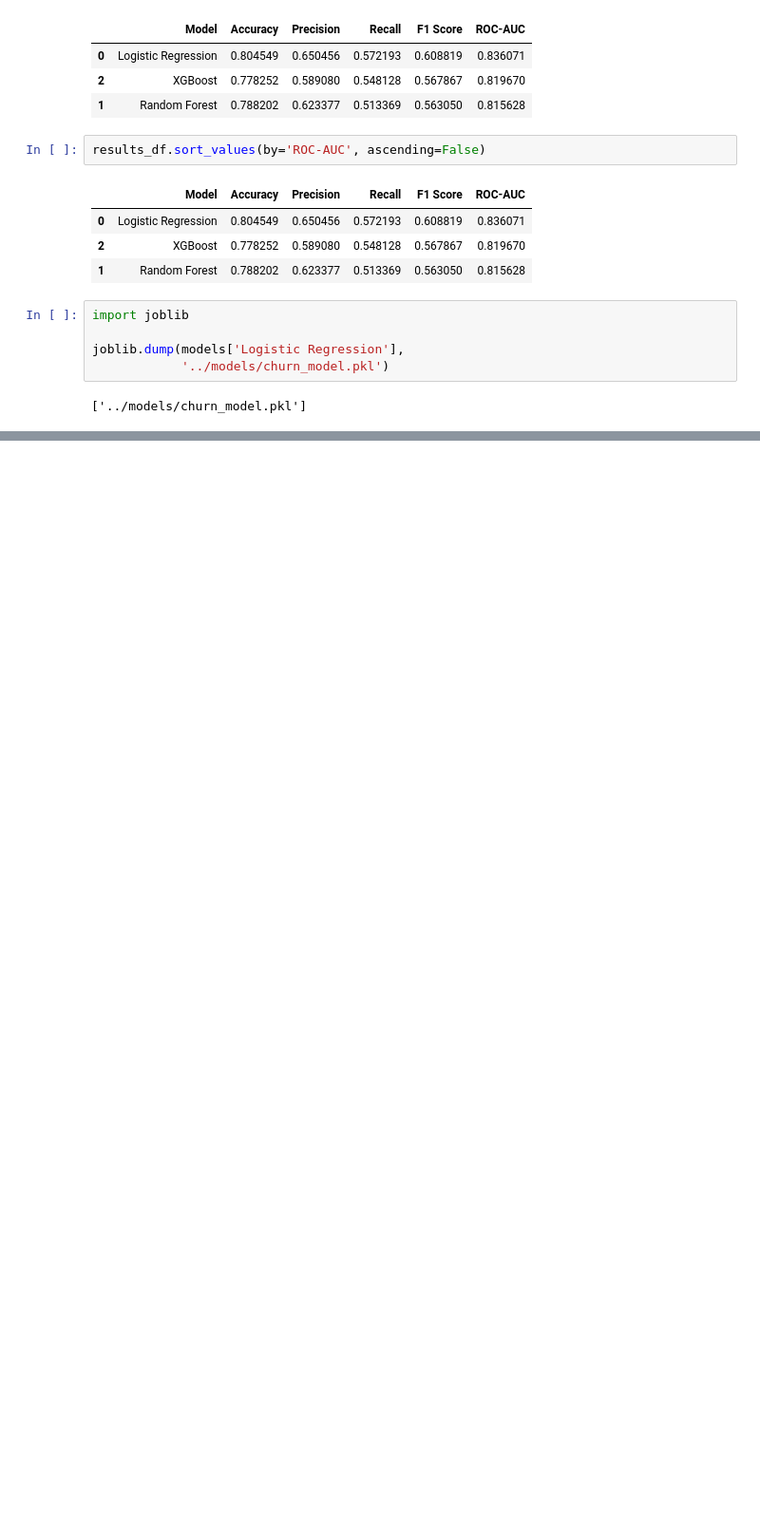
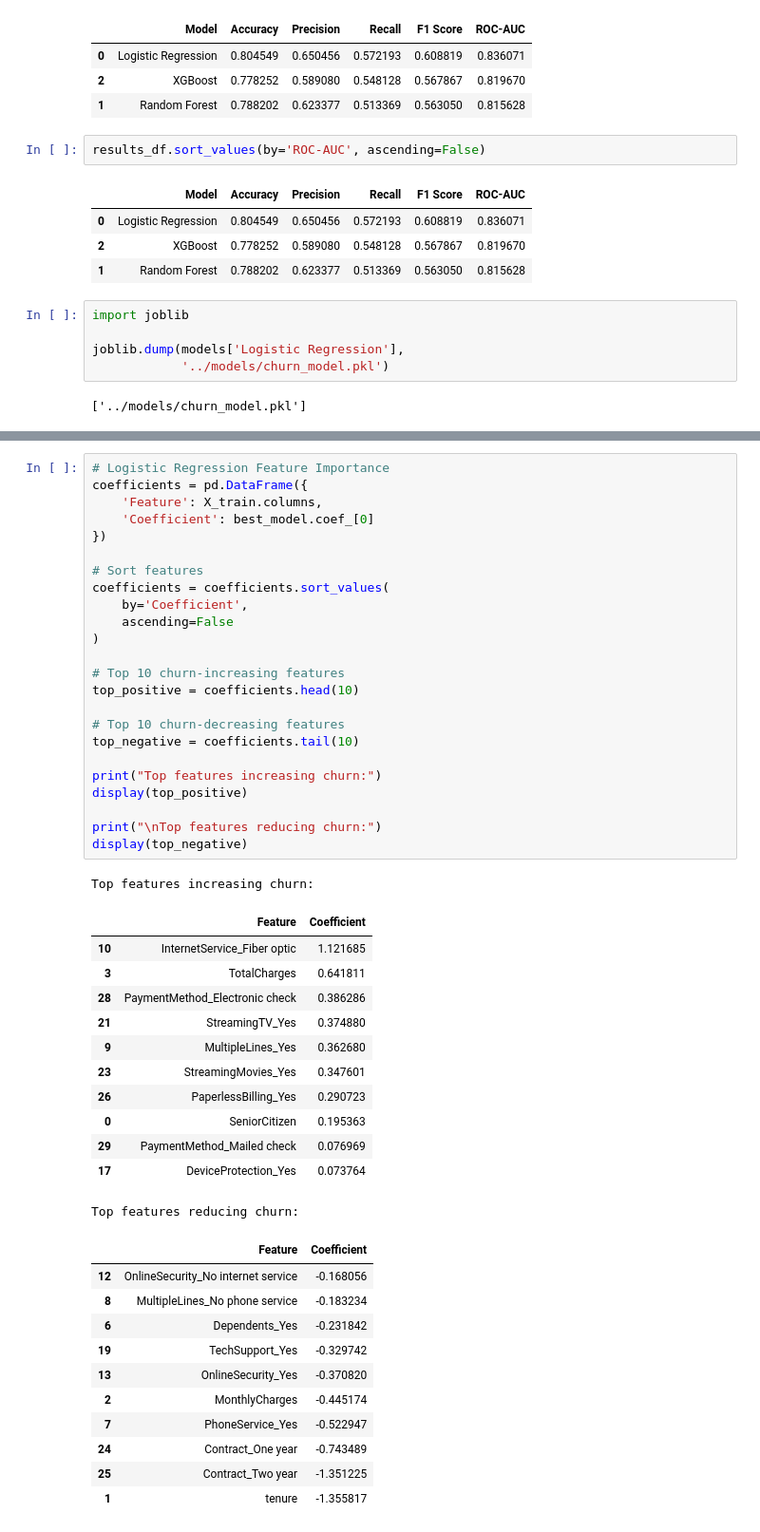
Before and after one commit to gurunath-SR/Customer-Churn-Prediction, a Jupyter notebook: notebooks/03_Model_Training.ipynb, the cells around one changed output, grey strips where cells are left out. Shown at 95% size. Cells and saved outputs as stored; diff of their text form; blank space fills up the shorter version.

```diff
--- a/notebooks/03_Model_Training.ipynb
+++ b/notebooks/03_Model_Training.ipynb
@@ -74,0 +141,49 @@ joblib.dump(models['Logistic Regression'],
+# %%
+# Logistic Regression Feature Importance
+coefficients = pd.DataFrame({
+    'Feature': X_train.columns,
+    'Coefficient': best_model.coef_[0]
+})
+
+# Sort features
+coefficients = coefficients.sort_values(
+    by='Coefficient',
+    ascending=False
+)
+
+# Top 10 churn-increasing features
+top_positive = coefficients.head(10)
+
+# Top 10 churn-decreasing features
+top_negative = coefficients.tail(10)
+
+print("Top features increasing churn:")
+display(top_positive)
+
+print("\nTop features reducing churn:")
+display(top_negative)
+# %% [output]
+Top features increasing churn:
+|  | Feature | Coefficient |
+| 10 | InternetService_Fiber optic | 1.121685 |
+| 3 | TotalCharges | 0.641811 |
+| 28 | PaymentMethod_Electronic check | 0.386286 |
+| 21 | StreamingTV_Yes | 0.374880 |
+| 9 | MultipleLines_Yes | 0.362680 |
+| 23 | StreamingMovies_Yes | 0.347601 |
+| 26 | PaperlessBilling_Yes | 0.290723 |
+| 0 | SeniorCitizen | 0.195363 |
+| 29 | PaymentMethod_Mailed check | 0.076969 |
+| 17 | DeviceProtection_Yes | 0.073764 |
+Top features reducing churn:
+|  | Feature | Coefficient |
+| 12 | OnlineSecurity_No internet service | -0.168056 |
+| 8 | MultipleLines_No phone service | -0.183234 |
+| 6 | Dependents_Yes | -0.231842 |
+| 19 | TechSupport_Yes | -0.329742 |
+| 13 | OnlineSecurity_Yes | -0.370820 |
+| 2 | MonthlyCharges | -0.445174 |
+| 7 | PhoneService_Yes | -0.522947 |
+| 24 | Contract_One year | -0.743489 |
+| 25 | Contract_Two year | -1.351225 |
+| 1 | tenure | -1.355817 |
```
Also changed, not shown: parts of 2 cells of this notebook.
